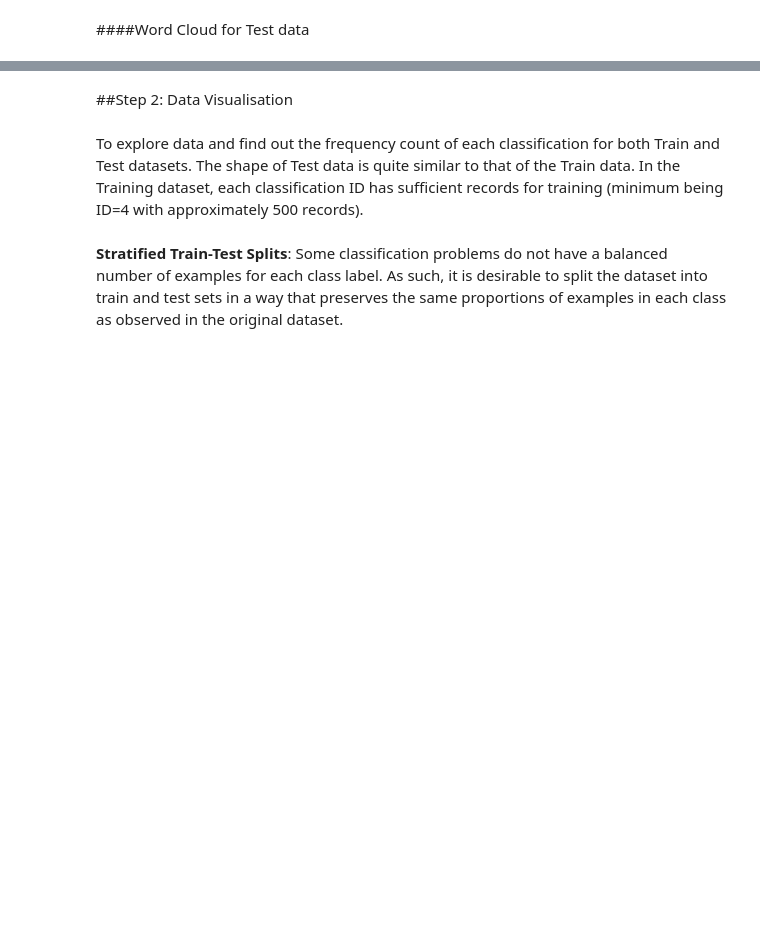
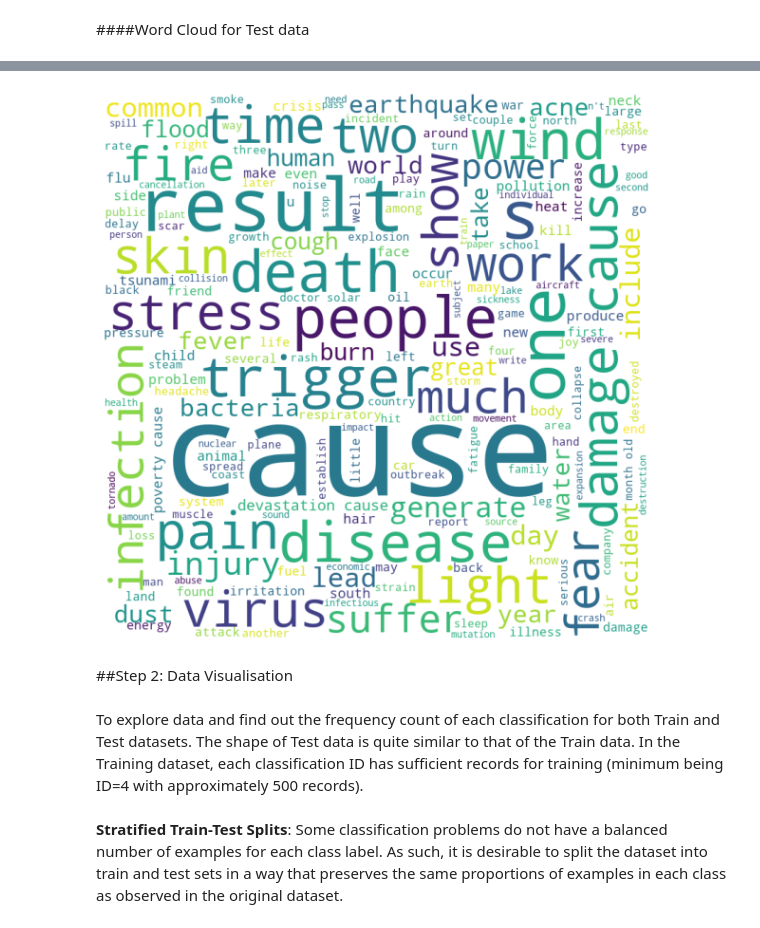
Before and after one commit to chenjinghao/Group-9C-Capstone, a Jupyter notebook: Sem_Eval_2010_Task8.ipynb, the cells around one changed output, grey strips where cells are left out. Cells and saved outputs as stored; diff of their text form; code cells hidden in the pictures; blank space fills up the shorter version.

Commit message:
1. done with lemmatization 2. done with wordcloud

```diff
--- a/Sem_Eval_2010_Task8.ipynb
+++ b/Sem_Eval_2010_Task8.ipynb
@@ -339,0 +316,83 @@ plt.show()
+# %%
+#adam_word cloud code reference from https://www.geeksforgeeks.org/generating-word-cloud-python/
+#adam_nltk stopwords & tokenize from https://www.geeksforgeeks.org/removing-stop-words-nltk-python
+#adam_nltk lammatization & POS tag from https://www.machinelearningplus.com/nlp/lemmatization-examples-python/
+
+# importing all necessary modules
+from wordcloud import WordCloud, STOPWORDS
+import matplotlib.pyplot as plt
+import pandas as pd
+
+test_comment_words = ''
+
+# iterate through the csv file
+for val in df_test_ce_text:
+
+	# typecaste each val to string
+	val = str(val)
+
+	# split the value
+	tokens = val.split()
+
+	# Converts each token into lowercase
+	for i in range(len(tokens)):
+		tokens[i] = tokens[i].lower()
+
+	test_comment_words += " ".join(tokens)+" "
+#print(test_comment_words)
+
+import nltk
+nltk.download('stopwords')
+nltk.download('omw-1.4')
+nltk.download('punkt')
+from nltk.corpus import stopwords
+from nltk.tokenize import word_tokenize
+
+#Stopwords
+stop_words = set(stopwords.words('english'))
+#Tokenization
+test_word_tokens = word_tokenize(test_comment_words)
+#f stand for filtered
+test_f_comment_words= [w for w in word_tokens if not w.lower() in stop_words]
+test_f_comment_words=[]
+
+for w in test_word_tokens:
+	if w not in stop_words:
+		test_f_comment_words.append(w)
+#print(test_word_tokens)
+#print(test_f_comment_words)
+#print(type(test_f_comment_words))
+
+#Lemmatization with POS tag
+nltk.download('averaged_perceptron_tagger')
+nltk.download('wordnet')
+from nltk.corpus import wordnet
+from nltk.stem import WordNetLemmatizer
+
+def get_wordnet_pos(word):
+    """Map POS tag to first character lemmatize() accepts"""
+    tag = nltk.pos_tag([word])[0][1][0].upper()
+    tag_dict = {"J": wordnet.ADJ,
+                "N": wordnet.NOUN,
+                "V": wordnet.VERB,
+                "R": wordnet.ADV}
+
+    return tag_dict.get(tag, wordnet.NOUN)
+
+lemmatizer = WordNetLemmatizer()
+
+test_lemmatized_words = ' '.join([lemmatizer.lemmatize(w, get_wordnet_pos(w)) for w in test_f_comment_words])
+
+#wordcloud
+wordcloud = WordCloud(width = 800, height = 800,
+				background_color ='white',
+				min_font_size = 10).generate(test_lemmatized_words)
+
+# plot the WordCloud image
+plt.figure(figsize = (8, 8), facecolor = None)
+plt.imshow(wordcloud)
+plt.axis("off")
+plt.tight_layout(pad = 0)
+
+plt.show()
+# %% [output]
@@ -340,3 +411,4 @@ plt.show()
+[figure, added]
 # %% [markdown]
 ##Step 2: Data Visualisation
 # %% [markdown]
```
Also changed, not shown: parts of 5 cells of this notebook.
